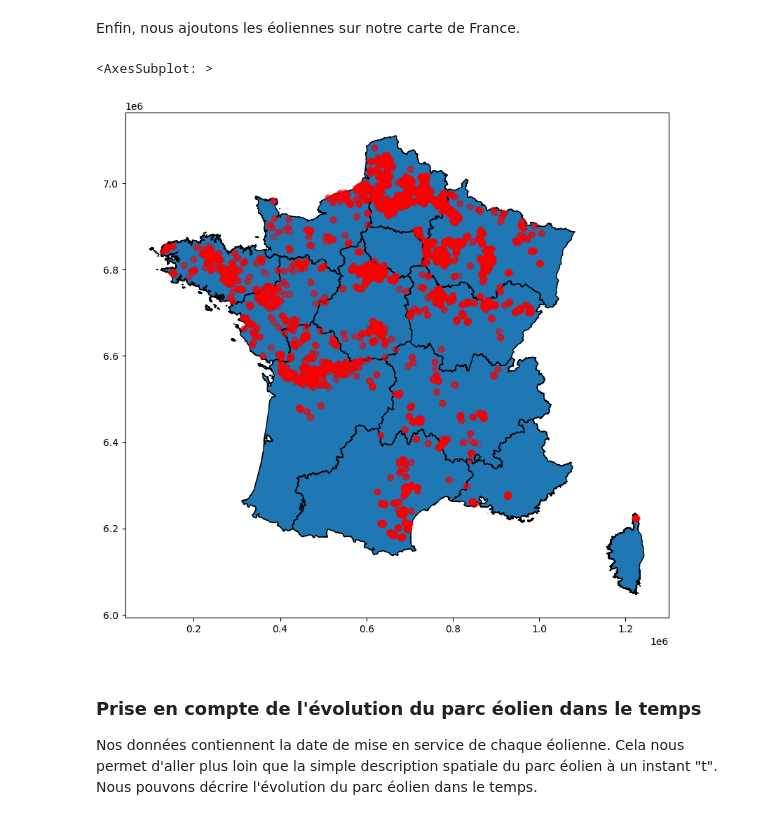
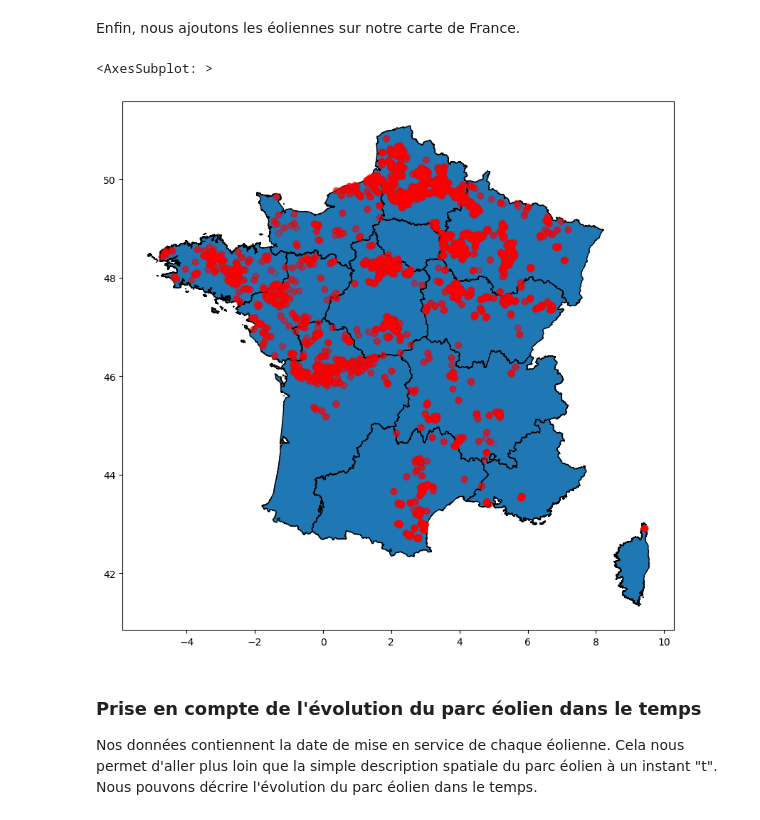
Before and after one commit to Basso42/Production-eolienne-ENSAE, a Jupyter notebook: Eoliennes_VF.ipynb, the cells around one changed output. Cells and saved outputs as stored; diff of their text form; code cells hidden in the pictures.

```diff
--- a/Eoliennes_VF.ipynb
+++ b/Eoliennes_VF.ipynb
@@ -675,10 +674,10 @@ Enfin, nous ajoutons les éoliennes sur notre carte de France.
 # %%
 fig,ax = plt.subplots(figsize=(10, 10))
 caract_eoliennes.plot(ax = ax, color = 'red', alpha = 0.2, zorder=2)
-france.to_crs(2154).plot(ax = ax, zorder=1, edgecolor = "black")
+france.plot(ax = ax, zorder=1, edgecolor = "black")
 # %% [output]
 <AxesSubplot: >
-[figure, old version]
+[figure, new version]
 # %% [markdown]
 ### **Prise en compte de l'évolution du parc éolien dans le temps**
 
```
Also changed, not shown: parts of 25 cells of this notebook.
